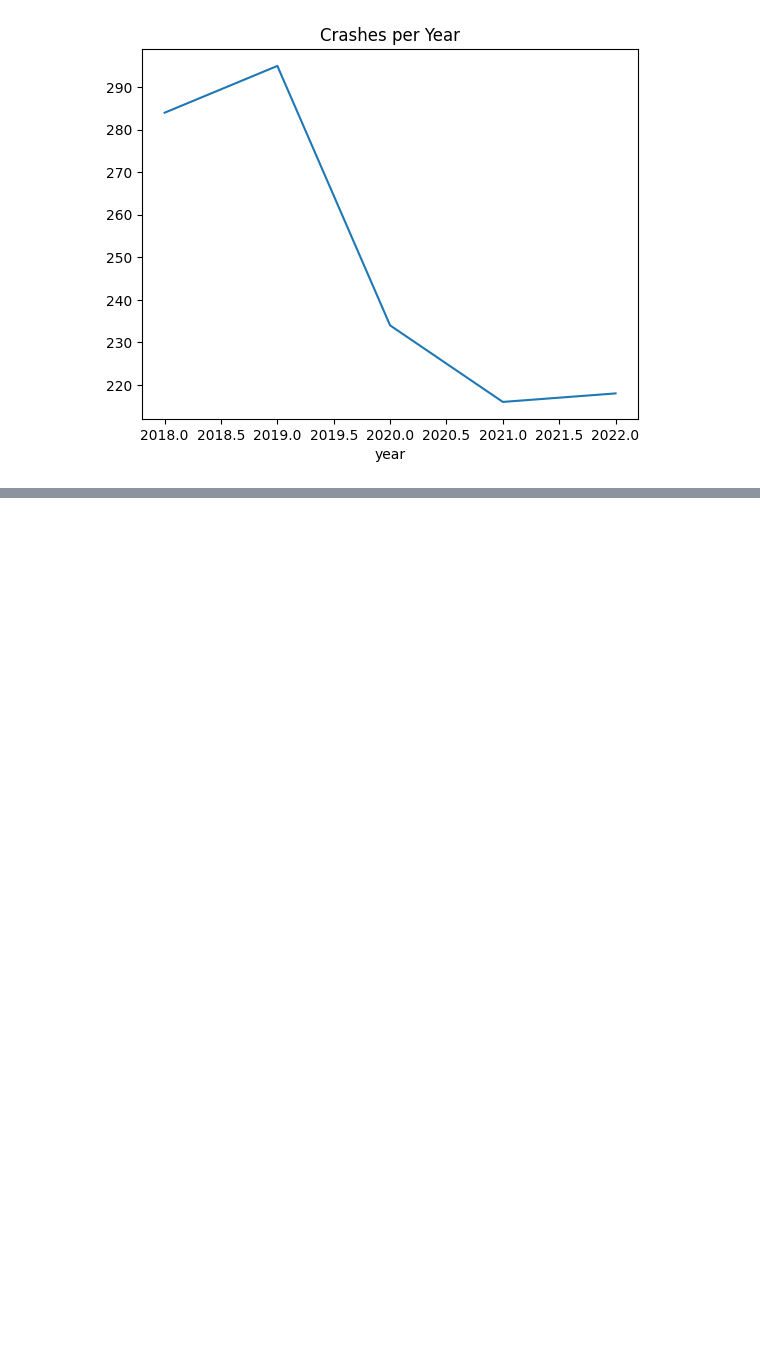
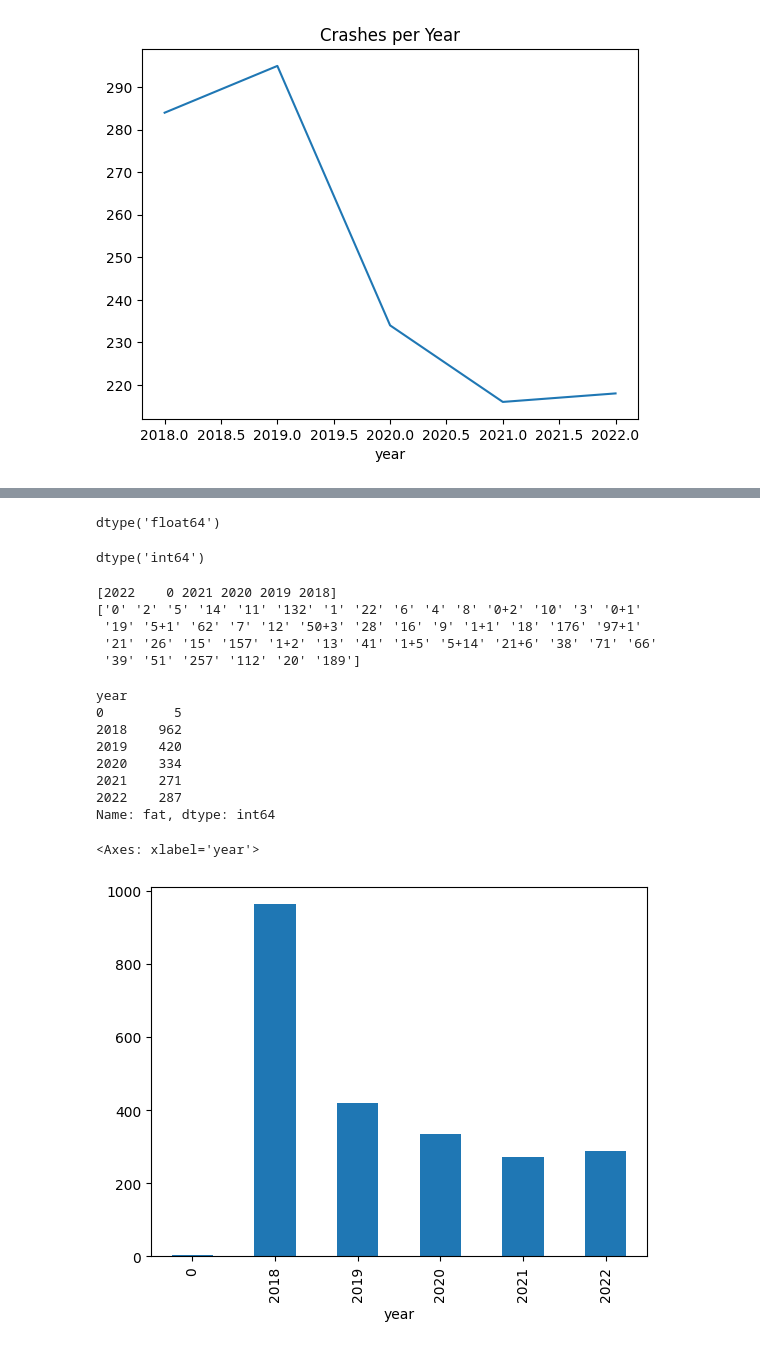
Before and after one commit to DevSourcerer04/CrashLens-Aviation-Crash-Pattern-Analysis-Prediction, a Jupyter notebook: notebooks/02_eda.ipynb, the cells around one changed output, grey strips where cells are left out. Drawn from its saved outputs; the diff is of its cells as text; code cells hidden in the pictures; blank space fills up the shorter version.

```diff
--- a/notebooks/02_eda.ipynb
+++ b/notebooks/02_eda.ipynb
@@ -104,0 +127,4 @@ df['year'].value_counts().sort_index().plot(kind='line', title="Crashes per Year
+# %%
+df.year.dtype
+# %% [output]
+dtype('float64')
@@ -104,0 +134,38 @@ df['year'].value_counts().sort_index().plot(kind='line', title="Crashes per Year
+# %%
+df.year.dtype
+# %% [output]
+dtype('int64')
+# %%
+print(df['year'].unique())
+print(df['fat'].unique())
+# %% [output]
+[2022    0 2021 2020 2019 2018]
+['0' '2' '5' '14' '11' '132' '1' '22' '6' '4' '8' '0+2' '10' '3' '0+1'
+ '19' '5+1' '62' '7' '12' '50+3' '28' '16' '9' '1+1' '18' '176' '97+1'
+ '21' '26' '15' '157' '1+2' '13' '41' '1+5' '5+14' '21+6' '38' '71' '66'
+ '39' '51' '257' '112' '20' '189']
+# %%
+df = df.dropna(subset=['year', 'fat'])
+# %%
+df['year'] = pd.to_numeric(df['year'], errors='coerce')
+df['fat'] = pd.to_numeric(df['fat'], errors='coerce')
+# %%
+df = df.dropna(subset=['year', 'fat'])
+# %%
+df['year'] = df['year'].astype(int)
+df['fat'] = df['fat'].astype(int)
+# %%
+df_grouped = df.groupby('year')['fat'].sum()
+print(df_grouped)
+df_grouped.plot(kind='bar')
+# %% [output]
+year
+0         5
+2018    962
+2019    420
+2020    334
+2021    271
+2022    287
+Name: fat, dtype: int64
+<Axes: xlabel='year'>
+[figure, added]
```
Also changed, not shown: parts of 8 cells of this notebook.
